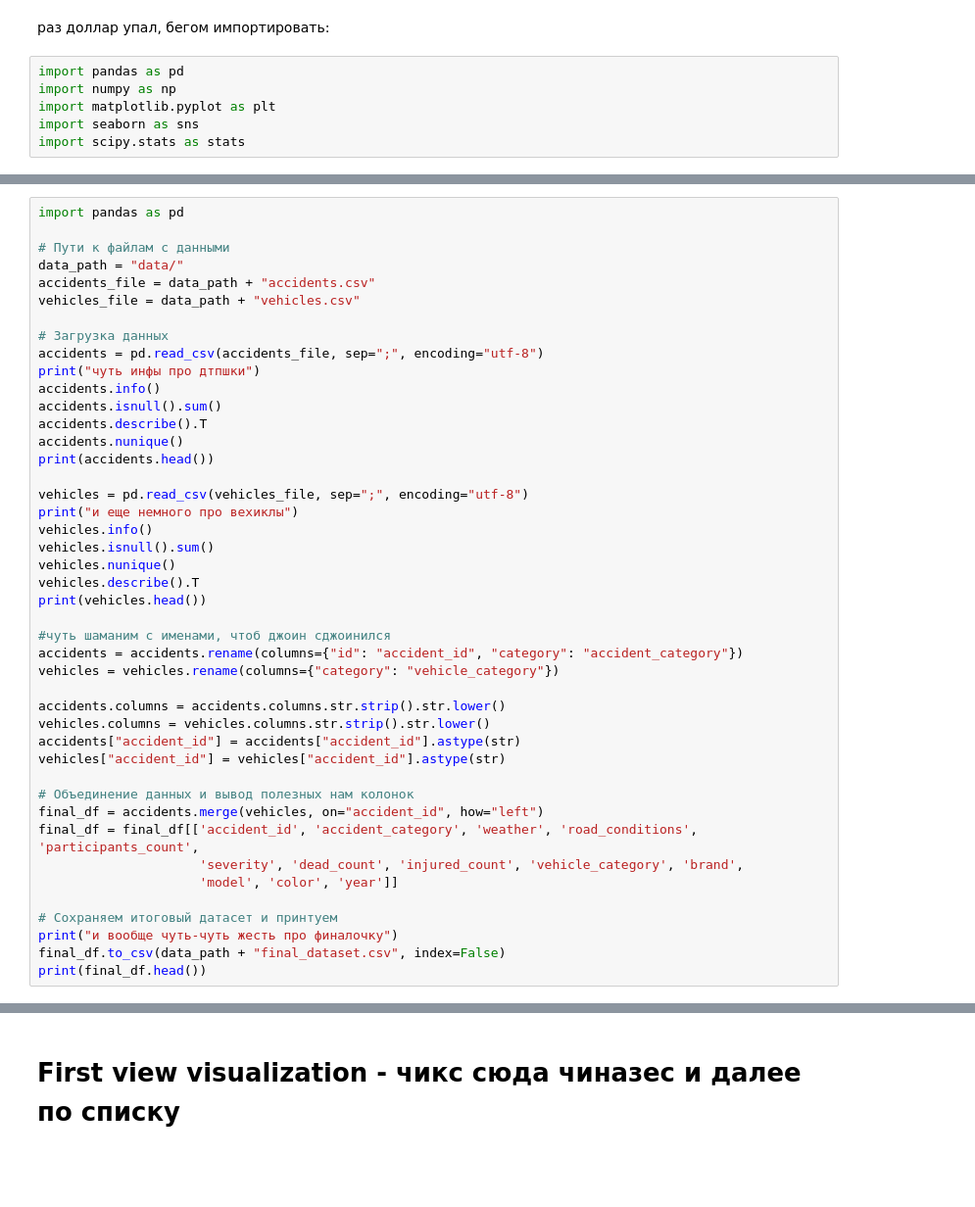
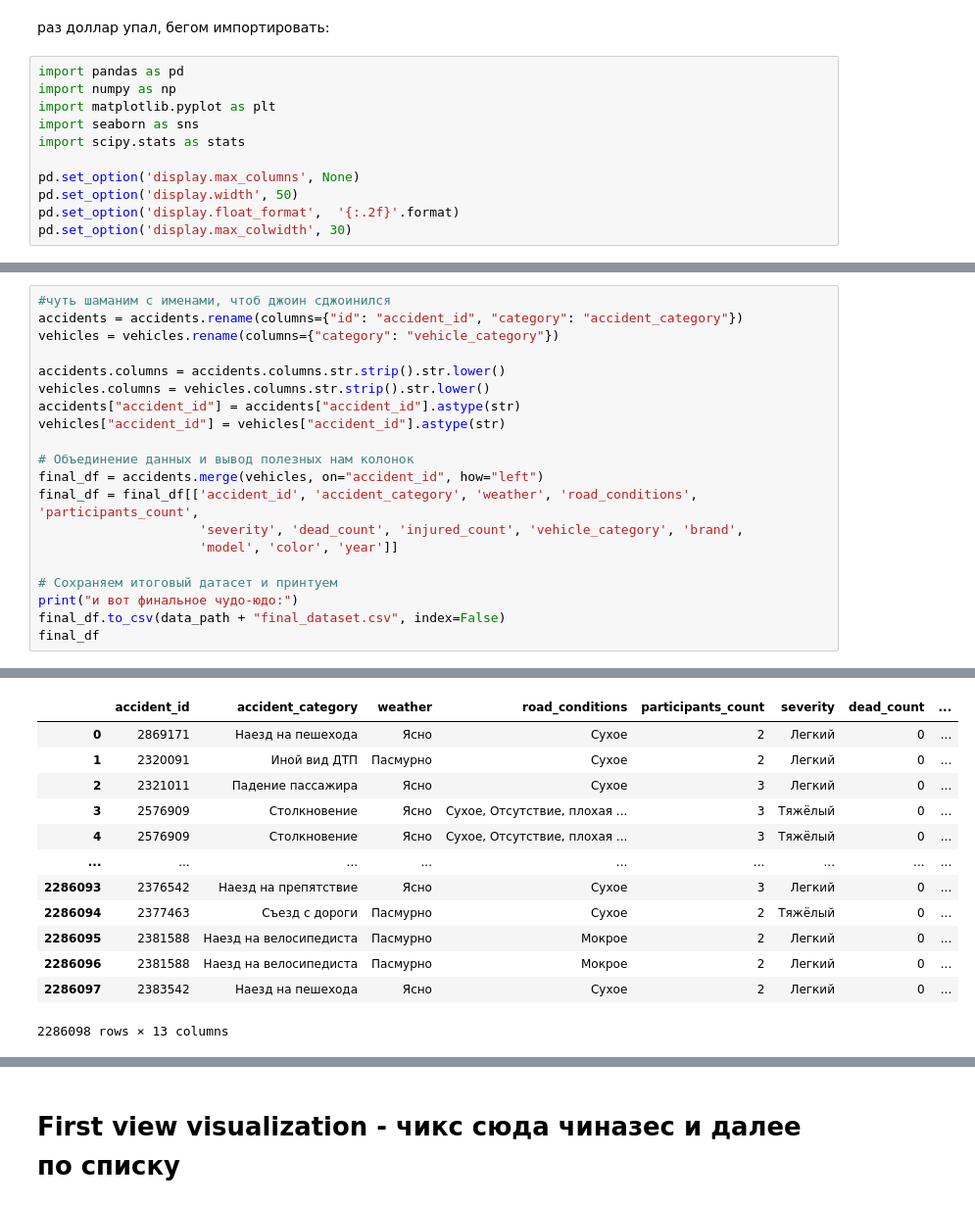
Before and after one commit to dyukilya/kostolom, a Jupyter notebook: project.ipynb, the cells around one changed output, grey strips where cells are left out. Shown at 98% size. Saved outputs shown, nothing was run; the diff lists cells and outputs as text; blank space fills up the shorter version.

Commit message:
Add files via upload
– аккуратнее оформил
– чуть переделал блок "твои слова кодица" где джоюню датасеты и смотрю на них (а они на меня)

```diff
--- a/project.ipynb
+++ b/project.ipynb
@@ -53,3 +51,8 @@ import numpy as np
 import matplotlib.pyplot as plt
 import seaborn as sns
 import scipy.stats as stats
+
+pd.set_option('display.max_columns', None)
+pd.set_option('display.width', 50)
+pd.set_option('display.float_format',  '{:.2f}'.format)
+pd.set_option('display.max_colwidth', 30)
@@ -56,28 +141,4 @@ import scipy.stats as stats
 # %%
-import pandas as pd
-
-# Пути к файлам с данными
-data_path = "data/"
-accidents_file = data_path + "accidents.csv"
-vehicles_file = data_path + "vehicles.csv"
-
-# Загрузка данных
-accidents = pd.read_csv(accidents_file, sep=";", encoding="utf-8")
-print("чуть инфы про дтпшки")
-accidents.info()
-accidents.isnull().sum()
-accidents.describe().T
-accidents.nunique()
-print(accidents.head())
-
-vehicles = pd.read_csv(vehicles_file, sep=";", encoding="utf-8")
-print("и еще немного про вехиклы")
-vehicles.info()
-vehicles.isnull().sum()
-vehicles.nunique()
-vehicles.describe().T
-print(vehicles.head())
-
 #чуть шаманим с именами, чтоб джоин сджоинился
 accidents = accidents.rename(columns={"id": "accident_id", "category": "accident_category"})
 vehicles = vehicles.rename(columns={"category": "vehicle_category"})
@@ -94,7 +155,7 @@ final_df = final_df[['accident_id', 'accident_category', 'weather', 'road_condit
                      'model', 'color', 'year']]
 
 # Сохраняем итоговый датасет и принтуем
-print("и вообще чуть-чуть жесть про финалочку")
+print("и вот финальное чудо-юдо:")
 final_df.to_csv(data_path + "final_dataset.csv", index=False)
-print(final_df.head())
+final_df
 # %% [output]
@@ -117,0 +163,13 @@ Data columns (total 18 columns):
+|  | accident_id | accident_category | weather | road_conditions | participants_count | severity | dead_count | ... |
+| 0 | 2869171 | Наезд на пешехода | Ясно | Сухое | 2 | Легкий | 0 | ... |
+| 1 | 2320091 | Иной вид ДТП | Пасмурно | Сухое | 2 | Легкий | 0 | ... |
+| 2 | 2321011 | Падение пассажира | Ясно | Сухое | 3 | Легкий | 0 | ... |
+| 3 | 2576909 | Столкновение | Ясно | Сухое, Отсутствие, плохая ... | 3 | Тяжёлый | 0 | ... |
+| 4 | 2576909 | Столкновение | Ясно | Сухое, Отсутствие, плохая ... | 3 | Тяжёлый | 0 | ... |
+| ... | ... | ... | ... | ... | ... | ... | ... | ... |
+| 2286093 | 2376542 | Наезд на препятствие | Ясно | Сухое | 3 | Легкий | 0 | ... |
+| 2286094 | 2377463 | Съезд с дороги | Пасмурно | Сухое | 2 | Тяжёлый | 0 | ... |
+| 2286095 | 2381588 | Наезд на велосипедиста | Пасмурно | Мокрое | 2 | Легкий | 0 | ... |
+| 2286096 | 2381588 | Наезд на велосипедиста | Пасмурно | Мокрое | 2 | Легкий | 0 | ... |
+| 2286097 | 2383542 | Наезд на пешехода | Ясно | Сухое | 2 | Легкий | 0 | ... |
+2286098 rows × 13 columns
```
Also changed, not shown: parts of 9 cells of this notebook.
